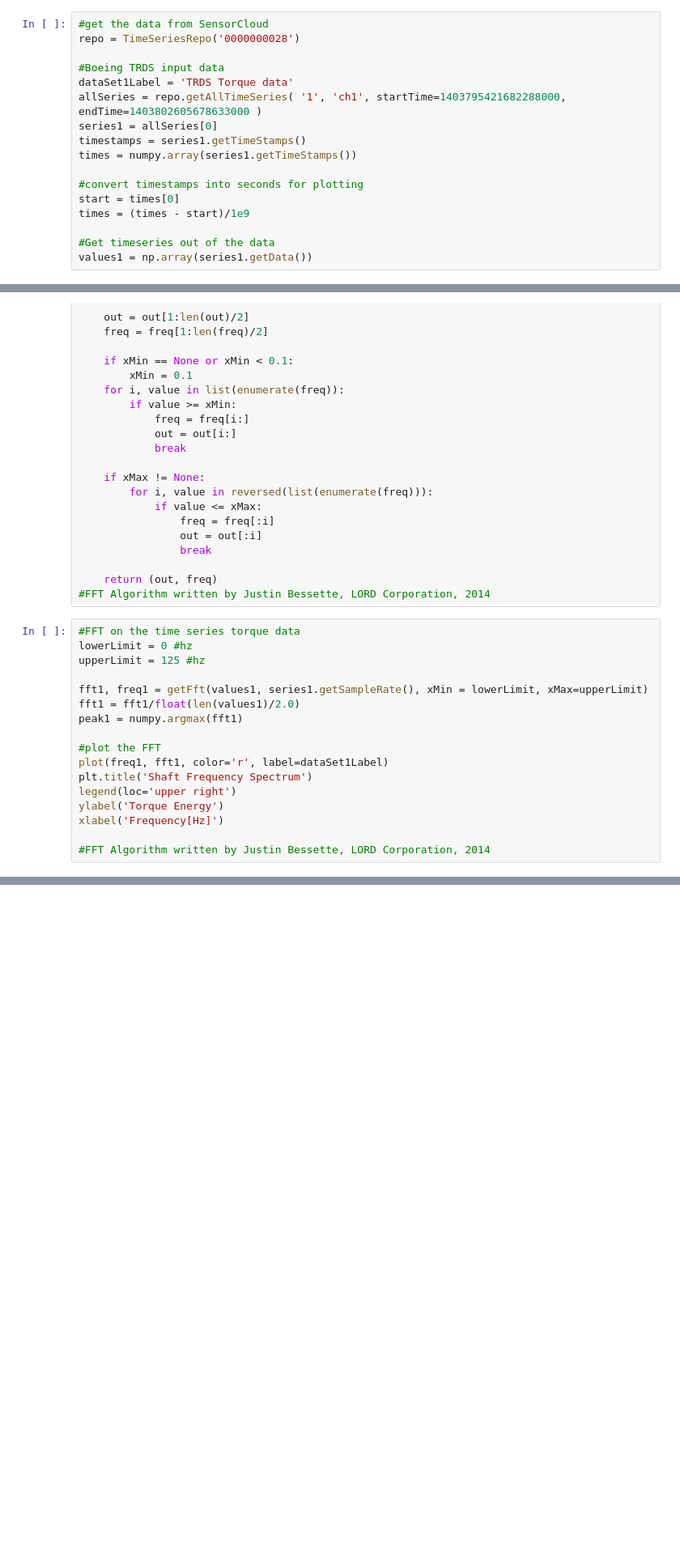
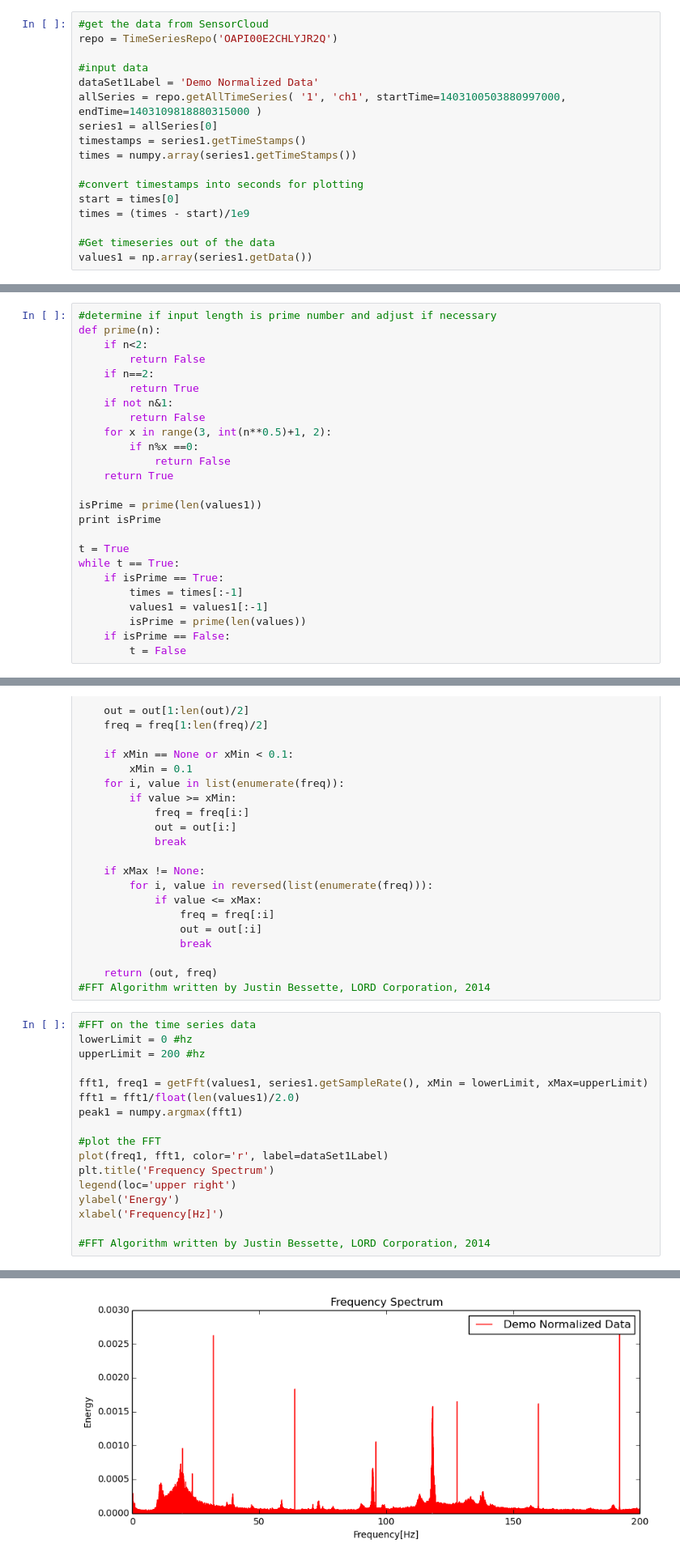
Before and after one commit to LORD-MicroStrain/SensorCloud, a Jupyter notebook: MathEngine/Example Notebooks/LORD Notch Filter.ipynb, the cells around one changed output, grey strips where cells are left out. Shown at 81% size. Cells and saved outputs as stored; diff of their text form; blank space fills up the shorter version.

Commit message:
Added plots to notch filter notebook

```diff
--- a/MathEngine/Example Notebooks/LORD Notch Filter.ipynb
+++ b/MathEngine/Example Notebooks/LORD Notch Filter.ipynb
@@ -7,11 +7,11 @@ matplotlib.rcParams['figure.figsize'] = (10,4)
 rcParams['savefig.dpi'] = 100
 # %%
 #get the data from SensorCloud
-repo = TimeSeriesRepo('0000000028')
+repo = TimeSeriesRepo('OAPI00E2CHLYJR2Q')
 
-#Boeing TRDS input data
-dataSet1Label = 'TRDS Torque data'
-allSeries = repo.getAllTimeSeries( '1', 'ch1', startTime=1403795421682288000, endTime=1403802605678633000 )
+#input data
+dataSet1Label = 'Demo Normalized Data'
+allSeries = repo.getAllTimeSeries( '1', 'ch1', startTime=1403100503880997000, endTime=1403109818880315000 )
 series1 = allSeries[0]
 timestamps = series1.getTimeStamps()
 times = numpy.array(series1.getTimeStamps())
@@ -28,0 +25,25 @@ values1 = values1[:-1]
+# %%
+#determine if input length is prime number and adjust if necessary
+def prime(n):
+    if n<2:
+        return False
+    if n==2:
+        return True
+    if not n&1:
+        return False
+    for x in range(3, int(n**0.5)+1, 2):
+        if n%x ==0:
+            return False
+    return True
+
+isPrime = prime(len(values1))
+print isPrime
+
+t = True
+while t == True:
+    if isPrime == True:
+        times = times[:-1]
+        values1 = values1[:-1]
+        isPrime = prime(len(values))
+    if isPrime == False:
+        t = False
@@ -61,9 +87,9 @@ def getFft(values, samplerate, xMin = None, xMax = None):
     return (out, freq)
 #FFT Algorithm written by Justin Bessette, LORD Corporation, 2014
 # %%
-#FFT on the time series torque data
+#FFT on the time series data
 lowerLimit = 0 #hz
-upperLimit = 125 #hz
+upperLimit = 200 #hz
 
 fft1, freq1 = getFft(values1, series1.getSampleRate(), xMin = lowerLimit, xMax=upperLimit)
 fft1 = fft1/float(len(values1)/2.0)
@@ -71,9 +97,10 @@ peak1 = numpy.argmax(fft1)
 
 #plot the FFT
 plot(freq1, fft1, color='r', label=dataSet1Label)
-plt.title('Shaft Frequency Spectrum')
+plt.title('Frequency Spectrum')
 legend(loc='upper right')
-ylabel('Torque Energy')
+ylabel('Energy')
 xlabel('Frequency[Hz]')
 
 #FFT Algorithm written by Justin Bessette, LORD Corporation, 2014
+# %% [output]
@@ -80,3 +108,4 @@ xlabel('Frequency[Hz]')
+[figure, added]
 # %%
 #build notch filter to remove RF artifact and harmonics
 from scipy.signal import firwin, kaiserord, filtfilt
```
Also changed, not shown: parts of 6 cells of this notebook.
